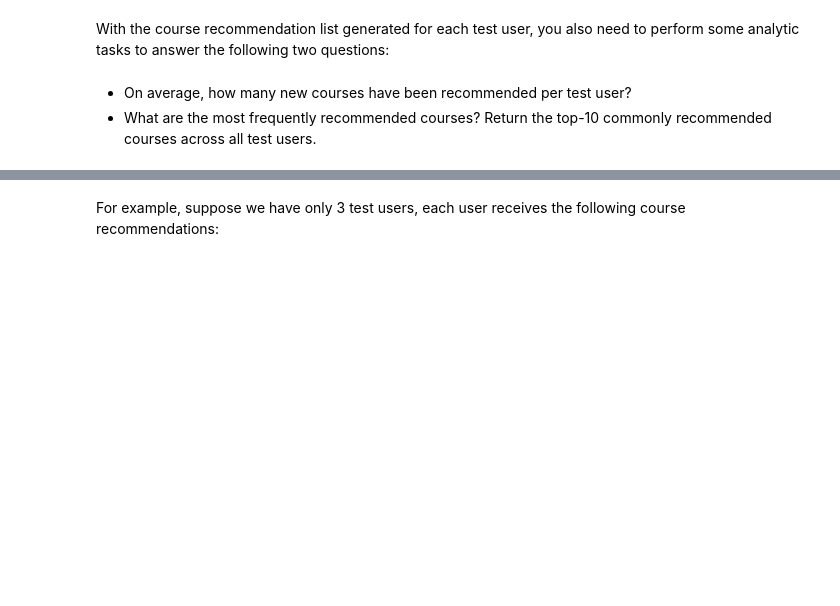
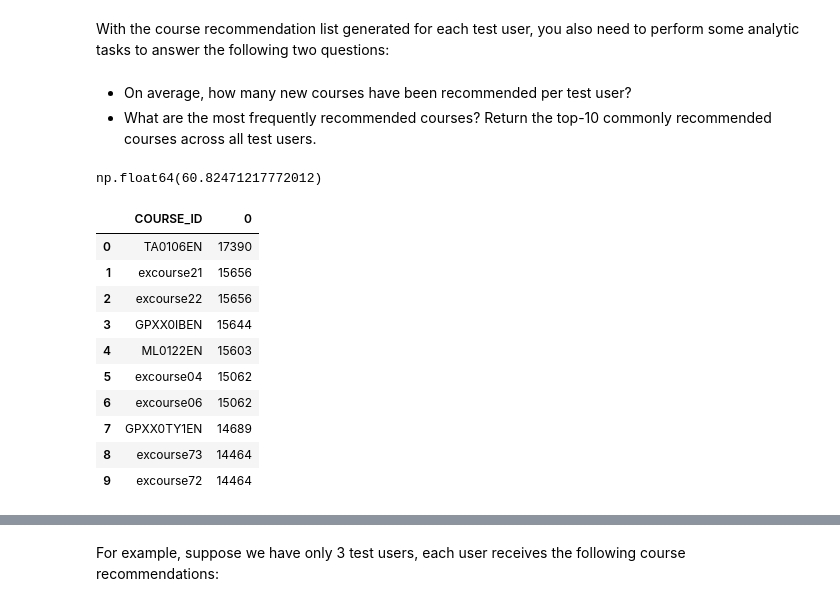
Before and after one commit to me-in-tech/ML6---Capstone-project, a Jupyter notebook: lab_jupyter_content_user_profile.ipynb, the cells around one changed output, grey strips where cells are left out. Cells and saved outputs as stored; diff of their text form; code cells hidden in the pictures; blank space fills up the shorter version.

```diff
--- a/lab_jupyter_content_user_profile.ipynb
+++ b/lab_jupyter_content_user_profile.ipynb
@@ -535,3 +551,25 @@ With the course recommendation list generated for each test user, you also need
 # %% [markdown]
 - On average, how many new courses have been recommended per test user?
 - What are the most frequently recommended courses? Return the top-10 commonly recommended courses across all test users.
+# %%
+r = res_df.groupby('USER')['COURSE_ID'].size()
+avg = r.sum()/r.count()
+avg
+# %% [output]
+np.float64(60.82471217772012)
+# %%
+rc = res_df.groupby('COURSE_ID').size().sort_values(ascending=False)
+r = rc.head(10).to_frame().reset_index()
+r
+# %% [output]
+|  | COURSE_ID | 0 |
+| 0 | TA0106EN | 17390 |
+| 1 | excourse21 | 15656 |
+| 2 | excourse22 | 15656 |
+| 3 | GPXX0IBEN | 15644 |
+| 4 | ML0122EN | 15603 |
+| 5 | excourse04 | 15062 |
+| 6 | excourse06 | 15062 |
+| 7 | GPXX0TY1EN | 14689 |
+| 8 | excourse73 | 14464 |
+| 9 | excourse72 | 14464 |
```
Also changed, not shown: parts of 8 cells of this notebook.
